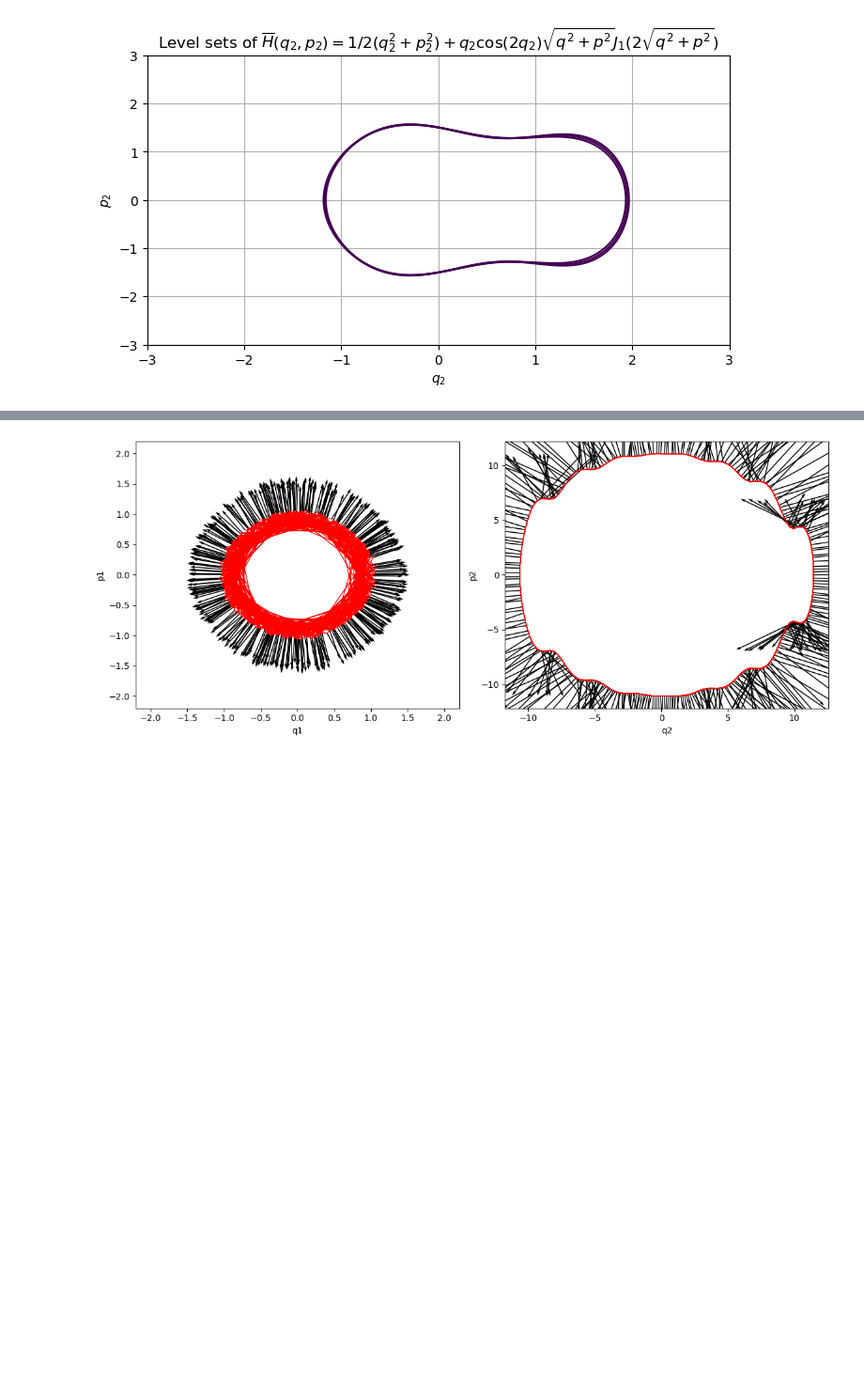
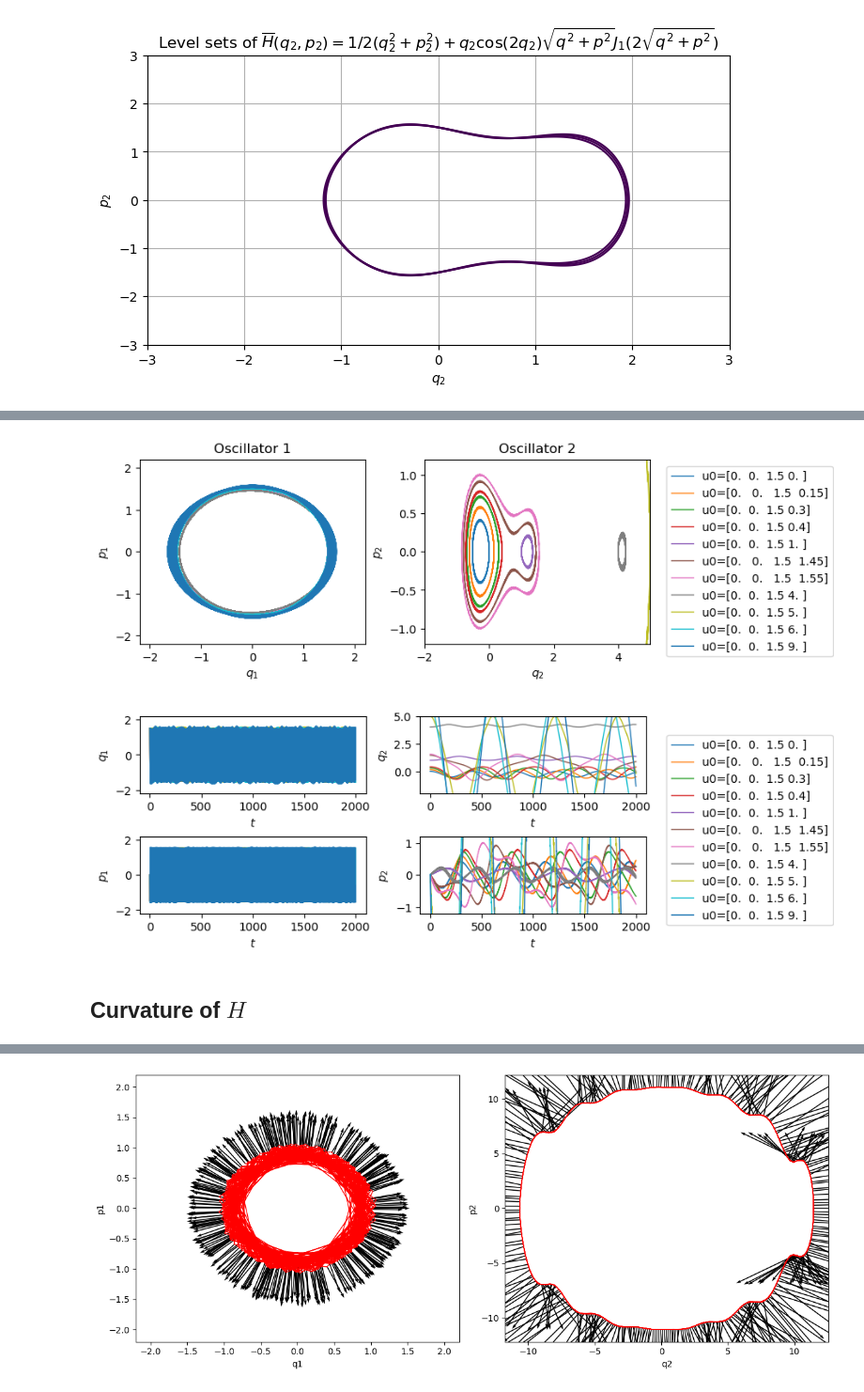
Before and after one commit to fr0420/learnsolnmap, a Jupyter notebook: notebooks/nco_ref.ipynb, the cells around one changed output, grey strips where cells are left out. Shown at 94% size. Cells and saved outputs as stored; diff of their text form; code cells hidden in the pictures; blank space fills up the shorter version.

```diff
--- a/notebooks/nco_ref.ipynb
+++ b/notebooks/nco_ref.ipynb
@@ -400,0 +330,36 @@ array([[ 0.00000000e+00,  0.00000000e+00],
+# %%
+# Plotting function for reference trajectories
+
+def plot_reference_trajs(traj_indices, t_range=None, phase_space_axis_lims=None):
+
+    # Load the reference trajectories
+    trajs = [Trajectory.load_from_file(REF_TRAJ_FILEPATHS[idx], REF_TRAJ_DT) for idx in traj_indices]
+    legend_labels = [f"u0={traj.uu[0]}" for traj in trajs]
+
+    # Select a time range if specified
+    if t_range is not None:
+        trajs = [traj.select_between(*t_range) for traj in trajs]
+
+    # Plot the phase space
+    plot_phase_space(trajs, axis_lims=phase_space_axis_lims,
+                     legend_labels=legend_labels, show_legend=True)
+
+    # Plot phase space variables vs time
+    q1_lim, p1_lim = phase_space_axis_lims[0]
+    q2_lim, p2_lim = phase_space_axis_lims[1]
+    plot_pq_vs_t(trajs, ylims=[q1_lim, q2_lim, p1_lim, p2_lim],
+                 legend_labels=legend_labels, show_legend=True)
+
+    return
+# %%
+traj_indices = range(1, 12)
+phase_space_axis_lims = [[(-2.2, 2.2), (-2.2, 2.2)], [(-2, 5), (-1.2, 1.2)]]
+
+plot_reference_trajs(
+    traj_indices, t_range=(0, 2000), phase_space_axis_lims=phase_space_axis_lims,
+)
+# %% [output]
+[figure, added]
+[figure, added]
+# %% [markdown]
+## Curvature of $H$
```
Also changed, not shown: parts of 31 cells of this notebook, 2 other files.
